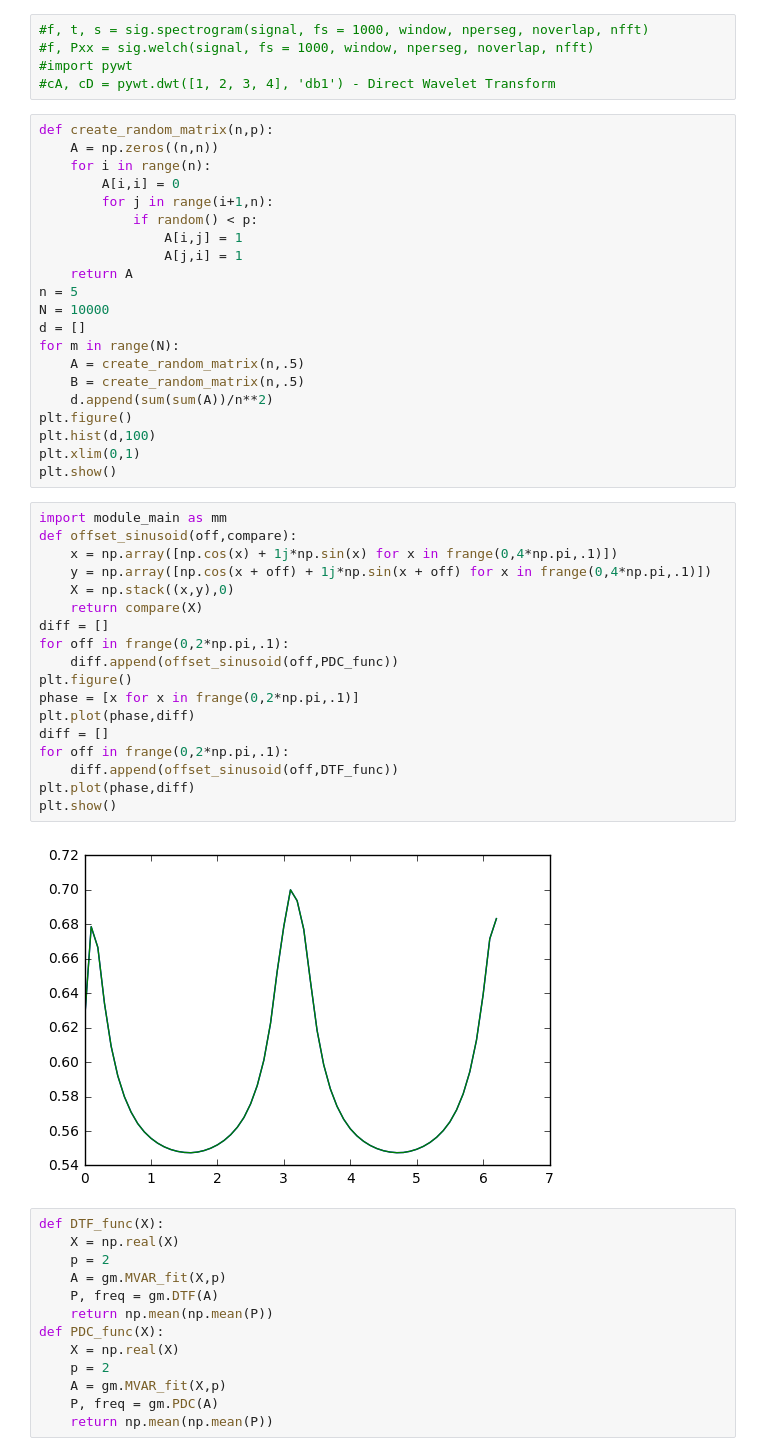
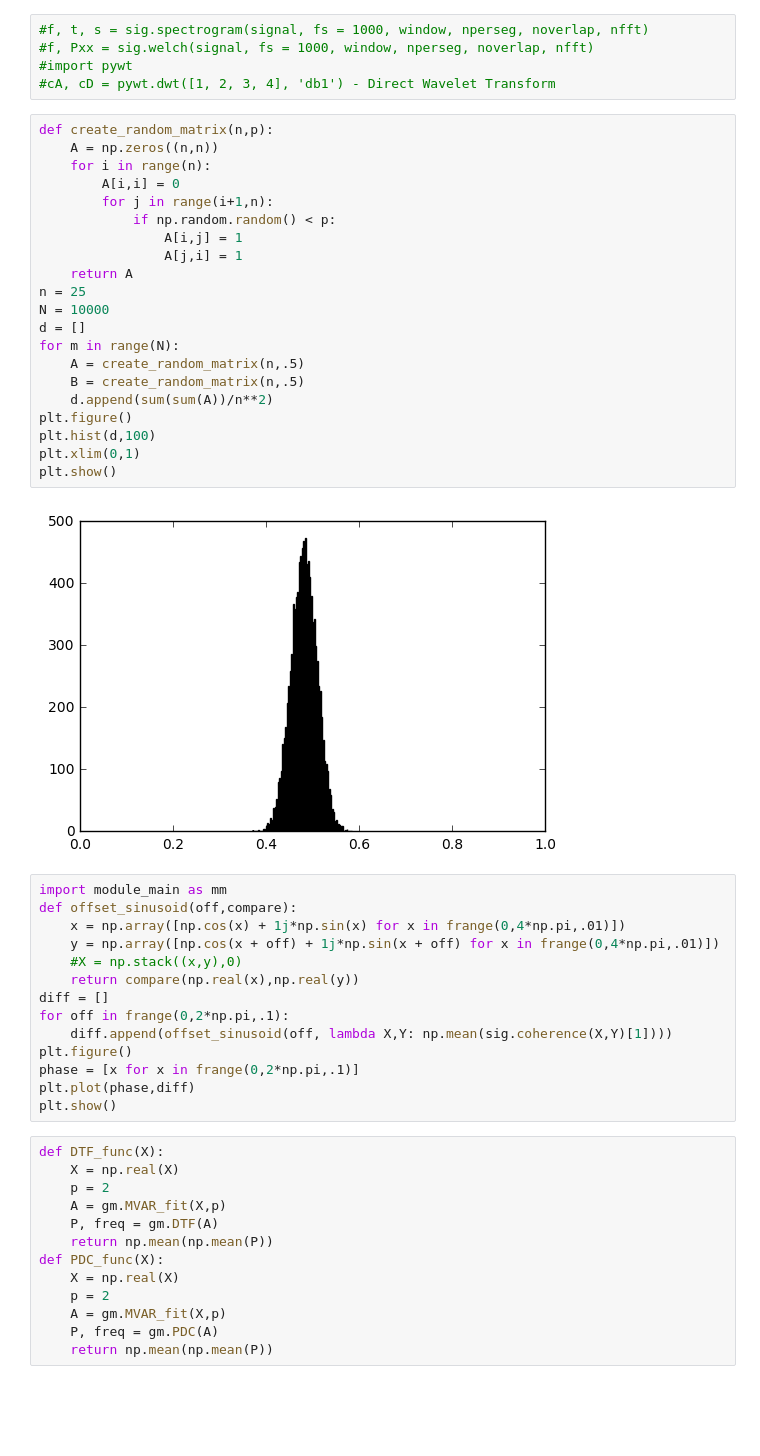
Before and after one commit to tester1456/NetworkModels, a Jupyter notebook: Graph Measures.ipynb, the cells around one changed output. Saved outputs shown, nothing was run; the diff lists cells and outputs as text; blank space fills up the shorter version.

```diff
--- a/Graph Measures.ipynb
+++ b/Graph Measures.ipynb
@@ -96,44 +85,40 @@ def f(off):
 # %%
 def create_random_matrix(n,p):
     A = np.zeros((n,n))
     for i in range(n):
         A[i,i] = 0
         for j in range(i+1,n):
-            if random() < p:
+            if np.random.random() < p:
                 A[i,j] = 1
                 A[j,i] = 1
     return A
-n = 5
+n = 25
 N = 10000
 d = []
 for m in range(N):
     A = create_random_matrix(n,.5)
     B = create_random_matrix(n,.5)
     d.append(sum(sum(A))/n**2)
 plt.figure()
 plt.hist(d,100)
 plt.xlim(0,1)
 plt.show()
+# %% [output]
+[figure, added]
 # %%
 import module_main as mm
 def offset_sinusoid(off,compare):
-    x = np.array([np.cos(x) + 1j*np.sin(x) for x in frange(0,4*np.pi,.1)])
-    y = np.array([np.cos(x + off) + 1j*np.sin(x + off) for x in frange(0,4*np.pi,.1)])
-    X = np.stack((x,y),0)
-    return compare(X)
+    x = np.array([np.cos(x) + 1j*np.sin(x) for x in frange(0,4*np.pi,.01)])
+    y = np.array([np.cos(x + off) + 1j*np.sin(x + off) for x in frange(0,4*np.pi,.01)])
+    #X = np.stack((x,y),0)
+    return compare(np.real(x),np.real(y))
 diff = []
 for off in frange(0,2*np.pi,.1):
-    diff.append(offset_sinusoid(off,PDC_func))
+    diff.append(offset_sinusoid(off, lambda X,Y: np.mean(sig.coherence(X,Y)[1])))
 plt.figure()
 phase = [x for x in frange(0,2*np.pi,.1)]
 plt.plot(phase,diff)
-diff = []
-for off in frange(0,2*np.pi,.1):
-    diff.append(offset_sinusoid(off,DTF_func))
-plt.plot(phase,diff)
 plt.show()
-# %% [output]
-[figure, removed]
 # %%
 def DTF_func(X):
     X = np.real(X)
```
Also changed, not shown: parts of 17 cells of this notebook, 6 other files.
